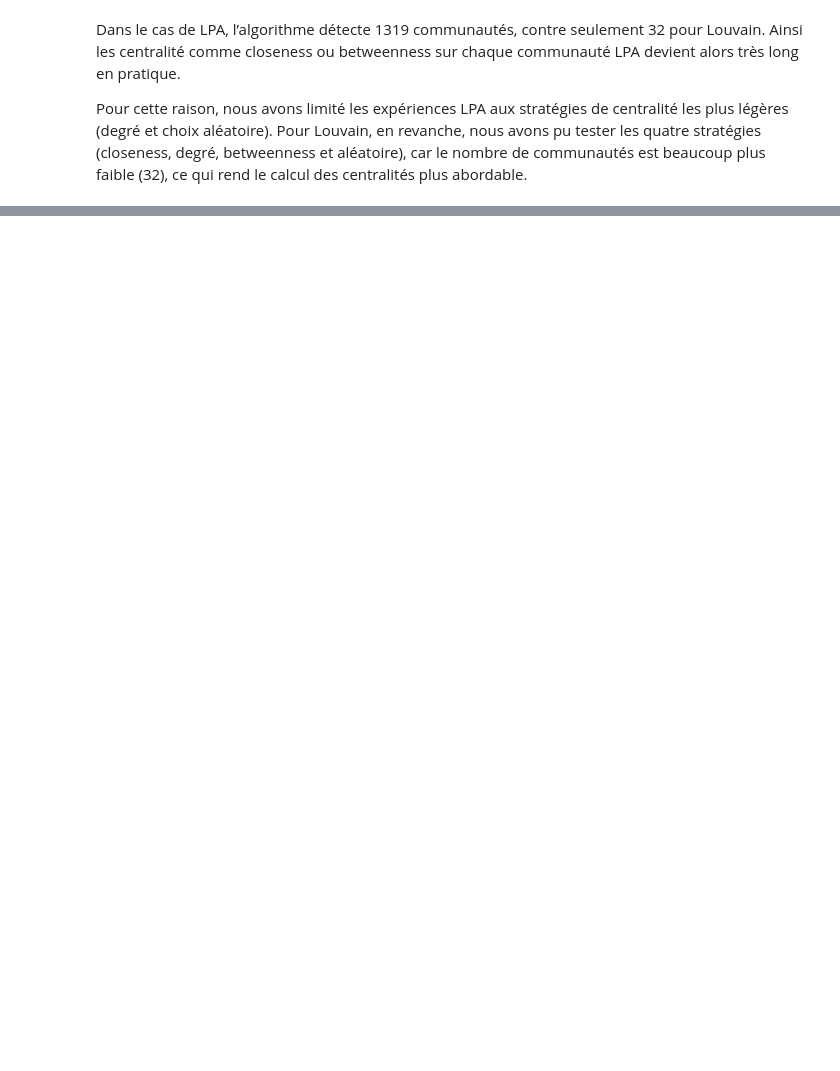
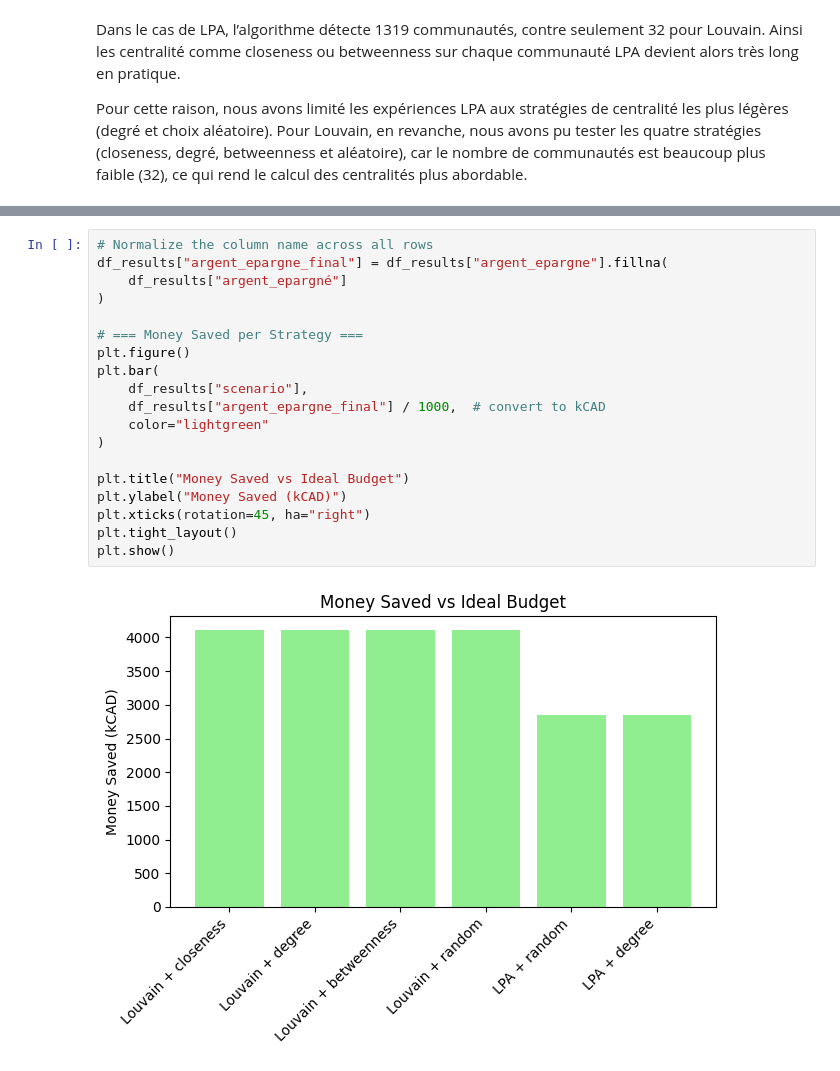
Before and after one commit to AnthonyGlaude/IFT599_TP1, a Jupyter notebook: budget.ipynb, the cells around one changed output, grey strips where cells are left out. Cells and saved outputs as stored; diff of their text form; blank space fills up the shorter version.

```diff
--- a/budget.ipynb
+++ b/budget.ipynb
@@ -305,0 +336,21 @@ plt.show()
+# %%
+# Normalize the column name across all rows
+df_results["argent_epargne_final"] = df_results["argent_epargne"].fillna(
+    df_results["argent_epargné"]
+)
+
+# === Money Saved per Strategy ===
+plt.figure()
+plt.bar(
+    df_results["scenario"],
+    df_results["argent_epargne_final"] / 1000,  # convert to kCAD
+    color="lightgreen"
+)
+
+plt.title("Money Saved vs Ideal Budget")
+plt.ylabel("Money Saved (kCAD)")
+plt.xticks(rotation=45, ha="right")
+plt.tight_layout()
+plt.show()
+# %% [output]
+[figure, added]
```
Also changed, not shown: parts of 10 cells of this notebook.
